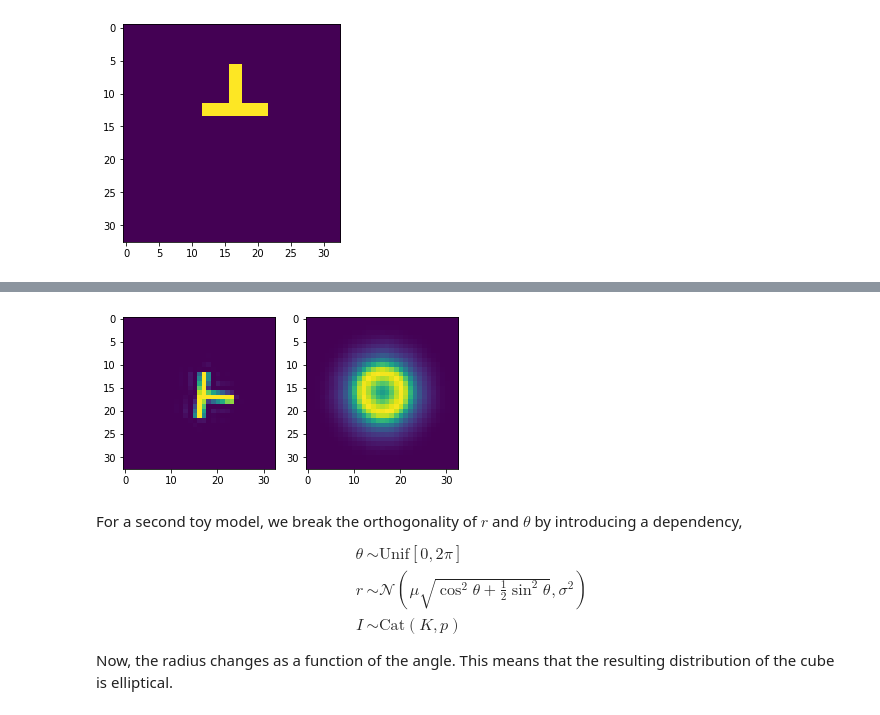
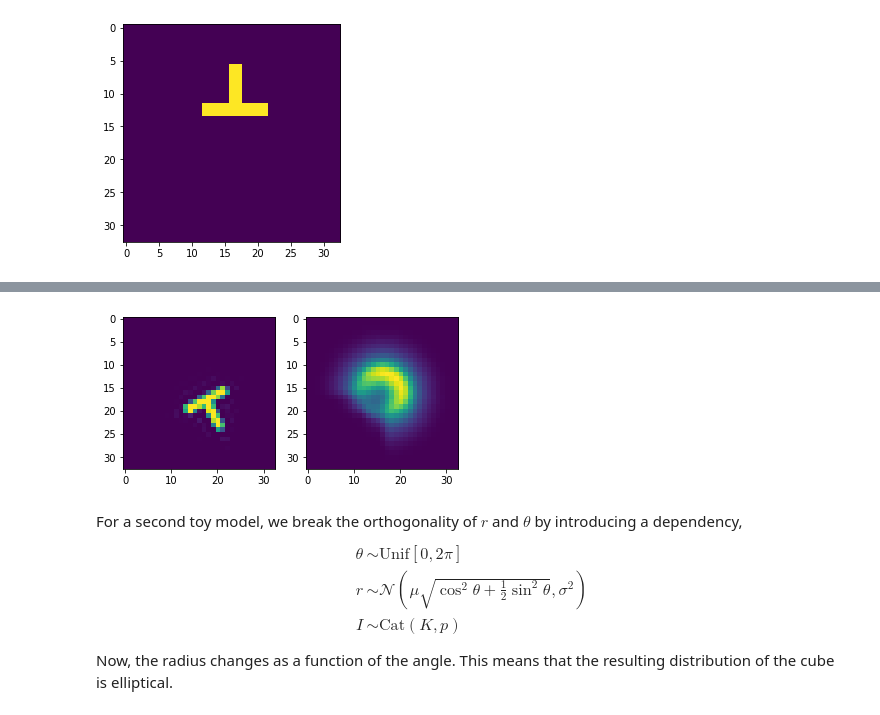
Before and after one commit to tjlane/orthonet, a Jupyter notebook: toymodels/botpatch.ipynb, the cells around one changed output, grey strips where cells are left out. Cells and saved outputs as stored; diff of their text form; code cells hidden in the pictures.

```diff
--- a/toymodels/botpatch.ipynb
+++ b/toymodels/botpatch.ipynb
@@ -80,7 +80,8 @@ for s in range(n_samples):
 
     # draw from our distributions
     r     = np.random.randn(1)[0] * sigma + mu
-    theta = np.random.uniform(0, 2.0*np.pi * 2)
+    #theta = np.random.uniform(0, 2.0*np.pi)
+    theta = np.random.uniform(0, 1.5*np.pi)
     I     = np.random.choice(K, p=p)
 
     rs.append(r)
@@ -95,12 +96,12 @@ for s in range(n_samples):
 # %%
 plt.figure()
 plt.subplot(121)
-plt.imshow(data[0])
+plt.imshow(data[np.random.randint(0,n_samples)].T)
 plt.subplot(122)
 plt.imshow(data.mean(0).T)
 plt.show()
 # %% [output]
-[figure, old version]
+[figure, new version]
 # %%
 # save the simulation as an HDF5 image stack
 # put the parameters inside for safe keeping :)
```
Also changed, not shown: parts of 2 cells of this notebook, 6 other files.
